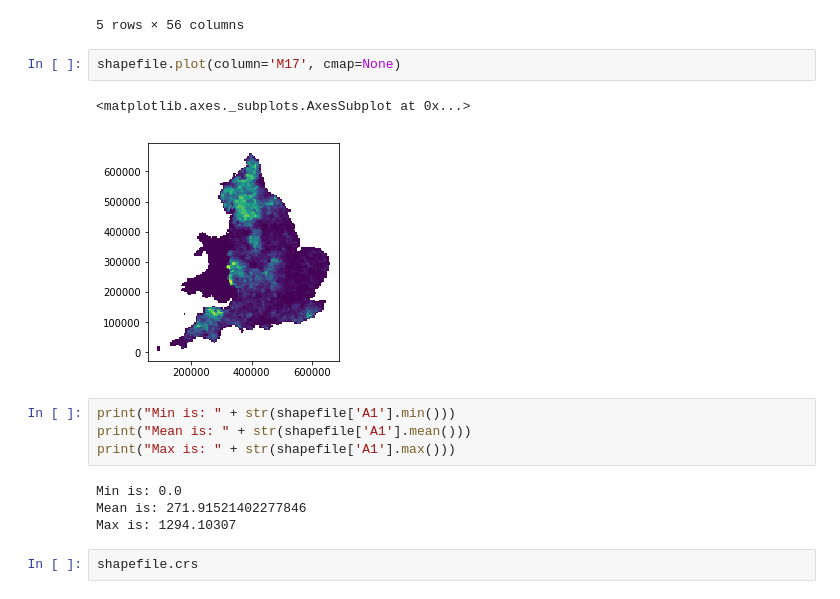
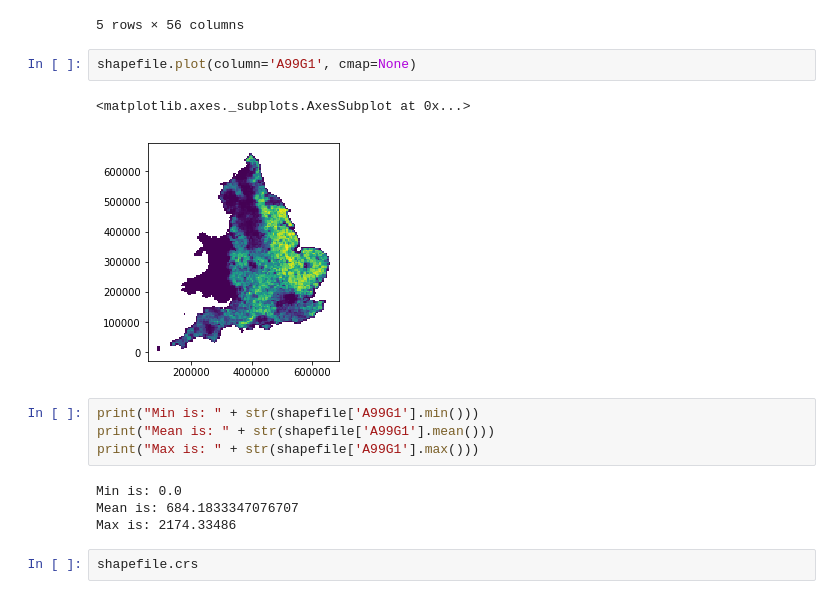
Before and after one commit to gizat/ads-ea, a Jupyter notebook: Gizat_sandbox/ADS.ipynb, the cells around one changed output. Drawn from its saved outputs; the diff is of its cells as text.

```diff
--- a/Gizat_sandbox/ADS.ipynb
+++ b/Gizat_sandbox/ADS.ipynb
@@ -11,18 +11,18 @@ shapefile.head()
 | 4 | 500277 | 167500 | 12500 | 5.002772e+11 | 763 | 5.002772e+11 | 2.04042 | 0.48581 | 13.67248 | 14.1583 | ... | ... |
 5 rows × 56 columns
 # %%
-shapefile.plot(column='M17', cmap=None)
+shapefile.plot(column='A99G1', cmap=None)
 # %% [output]
 <matplotlib.axes._subplots.AxesSubplot at 0x...>
-[figure, old version]
+[figure, new version]
 # %%
-print("Min is: " + str(shapefile['A1'].min()))
-print("Mean is: " + str(shapefile['A1'].mean()))
-print("Max is: " + str(shapefile['A1'].max()))
+print("Min is: " + str(shapefile['A99G1'].min()))
+print("Mean is: " + str(shapefile['A99G1'].mean()))
+print("Max is: " + str(shapefile['A99G1'].max()))
 # %% [output]
 Min is: 0.0
-Mean is: 271.91521402277846
-Max is: 1294.10307
+Mean is: 684.1833347076707
+Max is: 2174.33486
 # %%
 shapefile.crs
 # %% [output]
```
Also changed, not shown: parts of 4 cells of this notebook, 50 other files.
